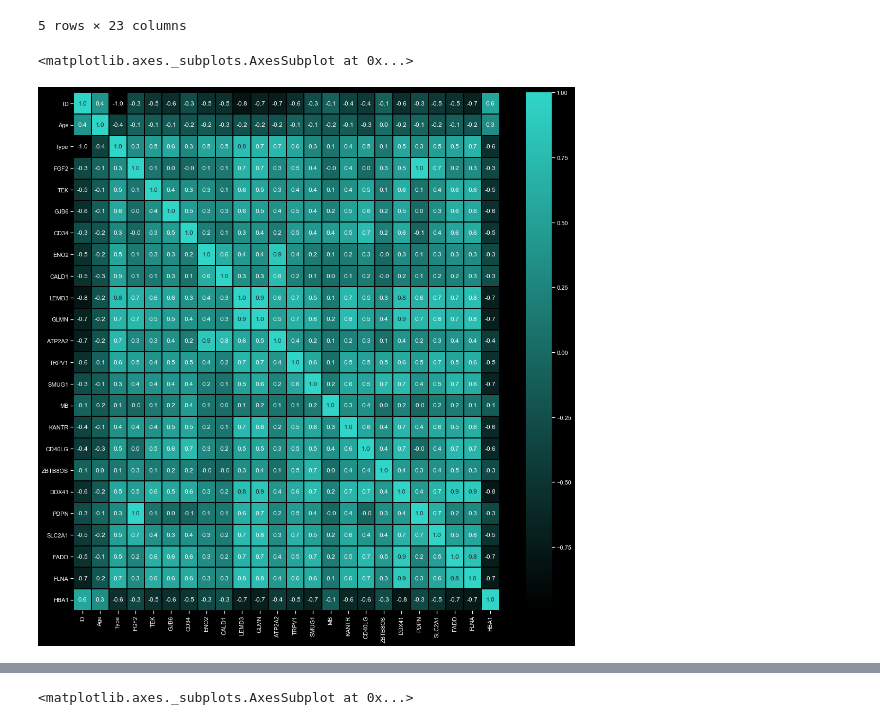
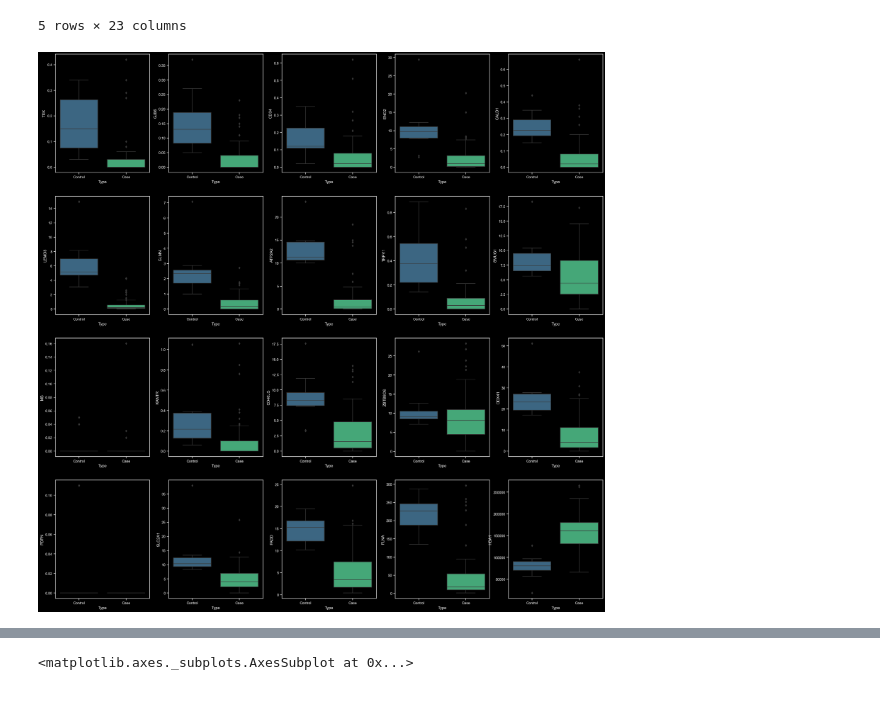
Before and after one commit to Viggyvenkat/HeartFailureDiagnosis, a Jupyter notebook: heart_failure_analysis.ipynb, the cells around one changed output, grey strips where cells are left out. Drawn from its saved outputs; the diff is of its cells as text; code cells hidden in the pictures.

Commit message:
Add files via upload
Multi Box/Strip Plots

```diff
--- a/heart_failure_analysis.ipynb
+++ b/heart_failure_analysis.ipynb
@@ -99,7 +92,40 @@ heat_map['Type'] = le.transform(heat_map['Type'])
-# %%
-from  matplotlib.colors import LinearSegmentedColormap
-f,ax = plt.subplots(figsize=(18, 18))
-sns.heatmap(heat_map.corr(), annot=True, linewidths=1, fmt= '.1f',ax=ax, cmap = LinearSegmentedColormap.from_list('rg',[ "black", "#30D5C8"]), linecolor = 'black')
-# %% [output]
-<matplotlib.axes._subplots.AxesSubplot at 0x...>
-[figure, removed]
+# %%
+
+fig, axes = plt.subplots(4, 5, figsize=(30, 30))
+
+
+##genomicsns = sns.load_dataset("CVD_Data.csv")
+genomicpd = pd.read_csv('CVD_Data.csv')
+
+genes = []
+for col in genomicpd.columns[6:]:
+    ##print(col)
+    genes.append(col)
+
+##print("dawg")
+##print(genes)
+
+
+
+count = 0
+
+
+for i in range(4):
+    for j in range(5):
+        sns.boxplot(ax=axes[i][j], x='Type', y=genes[count], data=genomicpd, palette='viridis', orient = 'v')
+
+        count += 1
+        if count == 20:
+            break
+
+
+
+
+
+##sns.boxplot(ax=axes[0], x='Type', y='FGF2', data=genomicpd)
+##sns.boxplot(ax=axes[1],  x='Type', y='TEK', data=genomicpd)
+##sns.boxplot(ax = axes [2], x='Type', y='GJB6', data=genomicpd)
+##sns.boxplot(ax=axes[1, 1], data=genomicsns, x='species', y='petal_width')
+##sns.boxplot(ax=axes[1, 2], data=genomicsns, x='species', y='petal_length')
+# %% [output]
+[figure, added]
```
Also changed, not shown: parts of 11 cells of this notebook.
